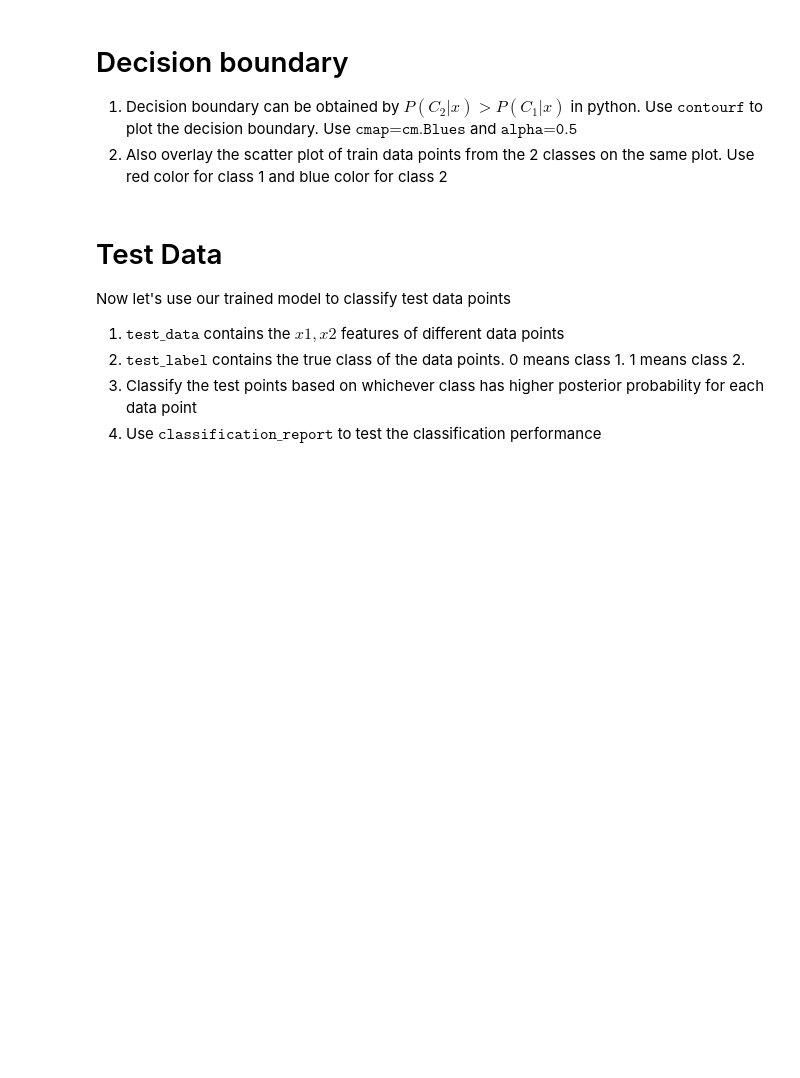
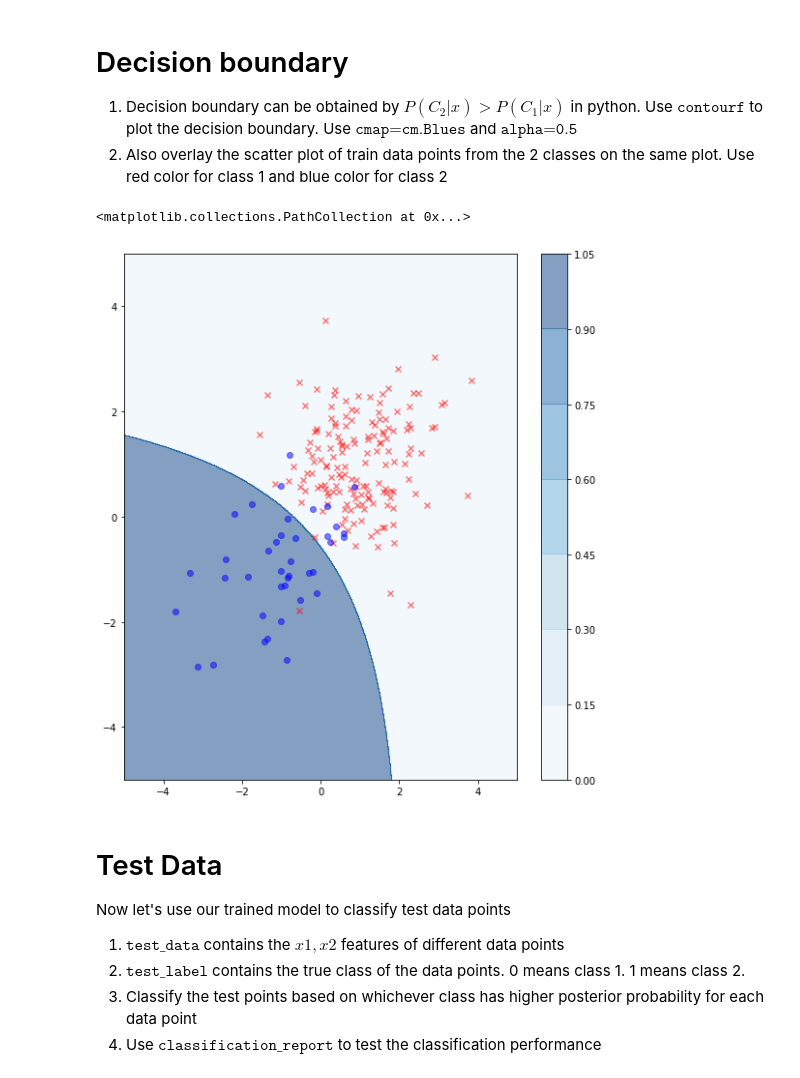
Before and after one commit to Shruti-codes/SHALA2020, a Jupyter notebook: Bayesian_Decision_Theory.ipynb, the cells around one changed output. Saved outputs shown, nothing was run; the diff lists cells and outputs as text; code cells hidden in the pictures; blank space fills up the shorter version.

```diff
--- a/Bayesian_Decision_Theory.ipynb
+++ b/Bayesian_Decision_Theory.ipynb
@@ -113,6 +141,24 @@ post2 = (prior2*likelihood2) / (prior1*likelihood1 + prior2*likelihood2)
 # Decision boundary
 1. Decision boundary can be obtained by $P(C_2|x)>P(C_1|x)$ in python. Use $\texttt{contourf}$ to plot the decision boundary. Use $\texttt{cmap=cm.Blues}$ and $\texttt{alpha=0.5}$
 1. Also overlay the scatter plot of train data points from the 2 classes on the same plot. Use red color for class 1 and blue color for class 2
+# %%
+decision = post2>post1
+
+x, y = np.mgrid[-5:5:.01, -5:5:.01]
+pos = np.empty(x.shape + (2,))
+pos[:, :, 0] = x; pos[:, :, 1] = y
+
+fig = plt.figure(figsize=(20,10))
+plt.xlabel('x')
+plt.ylabel('y')
+plt.subplot(122)
+plt.contourf(x, y, decision, cmap=cm.Blues, alpha =0.5)
+plt.colorbar()
+plt.scatter(class1_train[:,0], class1_train[:,1] , c='r' ,marker='x', alpha =0.5)
+plt.scatter(class2_train[:,0], class2_train[:,1] , c='b' ,marker='o', alpha =0.5)
+# %% [output]
+<matplotlib.collections.PathCollection at 0x...>
+[figure, added]
 # %% [markdown]
 # Test Data
 Now let's use our trained model to classify test data points
```
Also changed, not shown: parts of 5 cells of this notebook.
